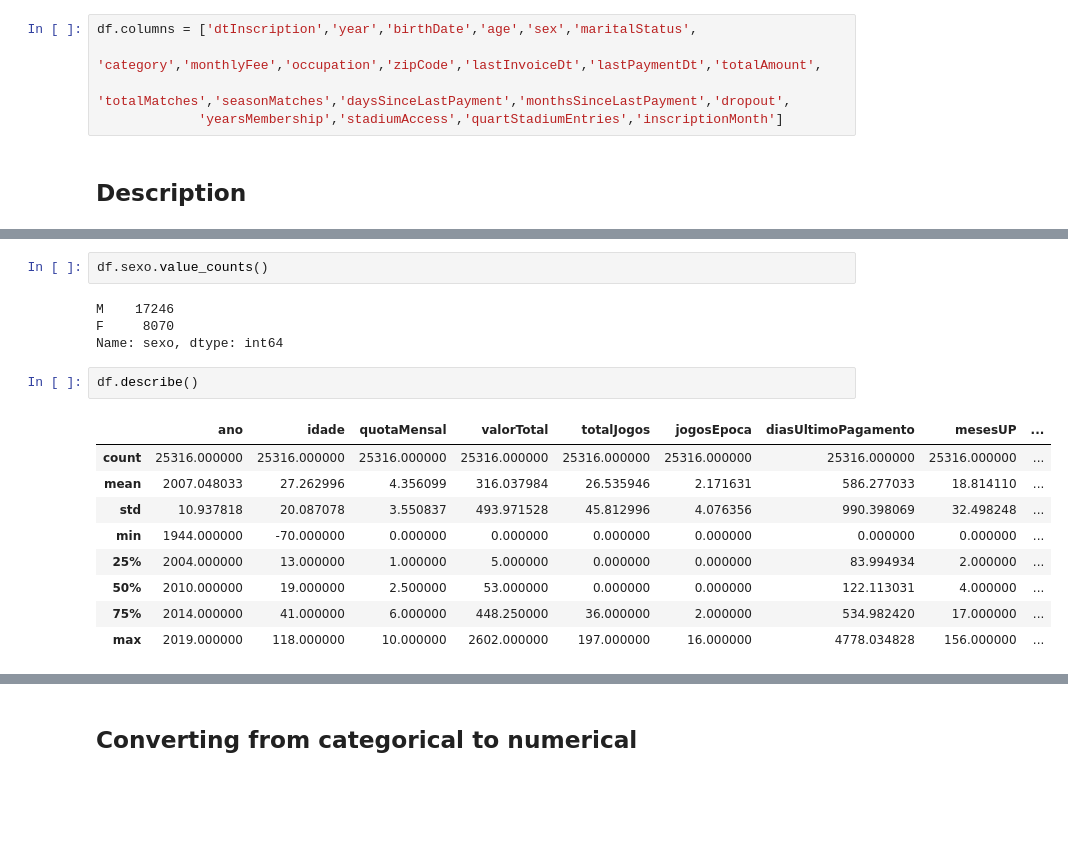
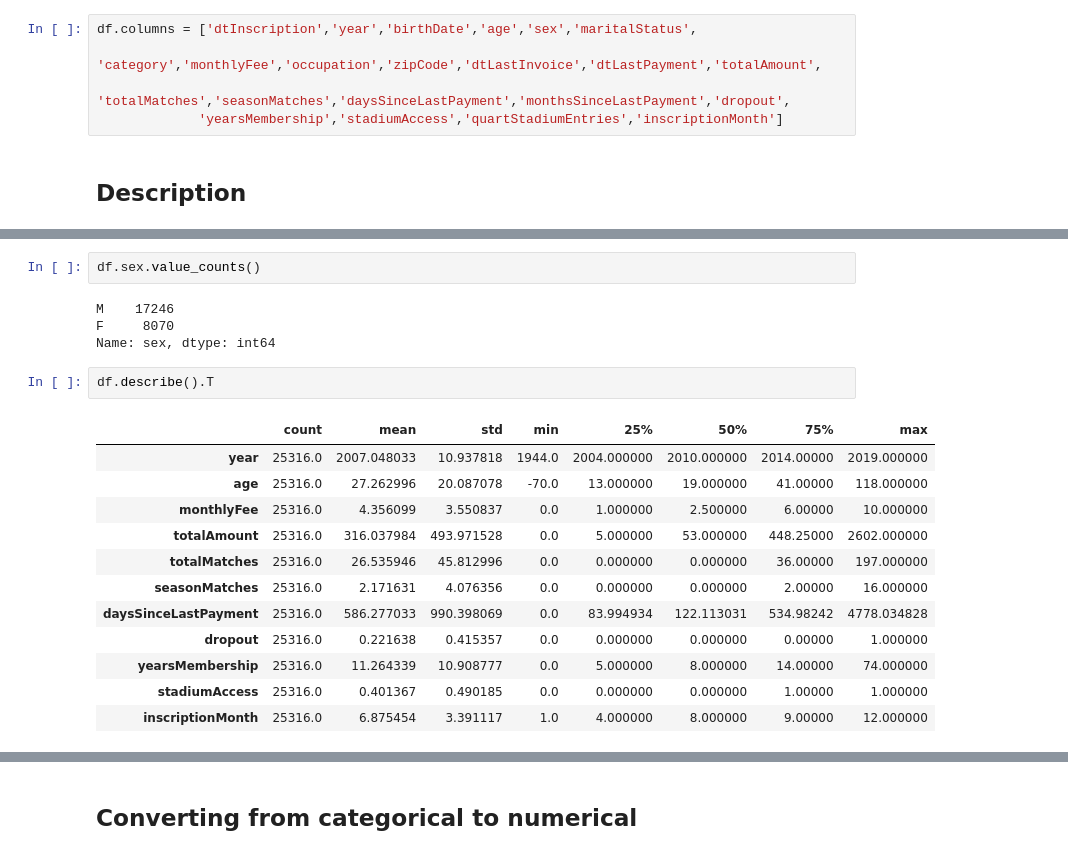
Before and after one commit to pesobreiro/customerDropoutMembership, a Jupyter notebook: analysis/01.survRandomForest.ipynb, the cells around one changed output, grey strips where cells are left out. Cells and saved outputs as stored; diff of their text form; blank space fills up the shorter version.

```diff
--- a/analysis/01.survRandomForest.ipynb
+++ b/analysis/01.survRandomForest.ipynb
@@ -81,7 +81,7 @@ Index(['dataAdesao', 'ano', 'dataNascimento', 'idade', 'sexo', 'estadoCivil',
       dtype='object')
 # %%
 df.columns = ['dtInscription','year','birthDate','age','sex','maritalStatus',
-             'category','monthlyFee','occupation','zipCode','lastInvoiceDt','lastPaymentDt','totalAmount',
+             'category','monthlyFee','occupation','zipCode','dtLastInvoice','dtLastPayment','totalAmount',
              'totalMatches','seasonMatches','daysSinceLastPayment','monthsSinceLastPayment','dropout',
              'yearsMembership','stadiumAccess','quartStadiumEntries','inscriptionMonth']
 # %% [markdown]
@@ -136,23 +120,26 @@ As variáveis categóricas foram transformadas em dummies:
 - estadoCivil
 - escaloesTotalJogos
 # %%
-df.sexo.value_counts()
+df.sex.value_counts()
 # %% [output]
 M    17246
 F     8070
-Name: sexo, dtype: int64
+Name: sex, dtype: int64
 # %%
-df.describe()
+df.describe().T
 # %% [output]
-|  | ano | idade | quotaMensal | valorTotal | totalJogos | jogosEpoca | diasUltimoPagamento | mesesUP | ... |
-| count | 25316.000000 | 25316.000000 | 25316.000000 | 25316.000000 | 25316.000000 | 25316.000000 | 25316.000000 | 25316.000000 | ... |
-| mean | 2007.048033 | 27.262996 | 4.356099 | 316.037984 | 26.535946 | 2.171631 | 586.277033 | 18.814110 | ... |
-| std | 10.937818 | 20.087078 | 3.550837 | 493.971528 | 45.812996 | 4.076356 | 990.398069 | 32.498248 | ... |
-| min | 1944.000000 | -70.000000 | 0.000000 | 0.000000 | 0.000000 | 0.000000 | 0.000000 | 0.000000 | ... |
-| 25% | 2004.000000 | 13.000000 | 1.000000 | 5.000000 | 0.000000 | 0.000000 | 83.994934 | 2.000000 | ... |
-| 50% | 2010.000000 | 19.000000 | 2.500000 | 53.000000 | 0.000000 | 0.000000 | 122.113031 | 4.000000 | ... |
-| 75% | 2014.000000 | 41.000000 | 6.000000 | 448.250000 | 36.000000 | 2.000000 | 534.982420 | 17.000000 | ... |
-| max | 2019.000000 | 118.000000 | 10.000000 | 2602.000000 | 197.000000 | 16.000000 | 4778.034828 | 156.000000 | ... |
+|  | count | mean | std | min | 25% | 50% | 75% | max |
+| year | 25316.0 | 2007.048033 | 10.937818 | 1944.0 | 2004.000000 | 2010.000000 | 2014.00000 | 2019.000000 |
+| age | 25316.0 | 27.262996 | 20.087078 | -70.0 | 13.000000 | 19.000000 | 41.00000 | 118.000000 |
+| monthlyFee | 25316.0 | 4.356099 | 3.550837 | 0.0 | 1.000000 | 2.500000 | 6.00000 | 10.000000 |
+| totalAmount | 25316.0 | 316.037984 | 493.971528 | 0.0 | 5.000000 | 53.000000 | 448.25000 | 2602.000000 |
+| totalMatches | 25316.0 | 26.535946 | 45.812996 | 0.0 | 0.000000 | 0.000000 | 36.00000 | 197.000000 |
+| seasonMatches | 25316.0 | 2.171631 | 4.076356 | 0.0 | 0.000000 | 0.000000 | 2.00000 | 16.000000 |
+| daysSinceLastPayment | 25316.0 | 586.277033 | 990.398069 | 0.0 | 83.994934 | 122.113031 | 534.98242 | 4778.034828 |
+| dropout | 25316.0 | 0.221638 | 0.415357 | 0.0 | 0.000000 | 0.000000 | 0.00000 | 1.000000 |
+| yearsMembership | 25316.0 | 11.264339 | 10.908777 | 0.0 | 5.000000 | 8.000000 | 14.00000 | 74.000000 |
+| stadiumAccess | 25316.0 | 0.401367 | 0.490185 | 0.0 | 0.000000 | 0.000000 | 1.00000 | 1.000000 |
+| inscriptionMonth | 25316.0 | 6.875454 | 3.391117 | 1.0 | 4.000000 | 8.000000 | 9.00000 | 12.000000 |
 # %%
 df.info()
 # %% [output]
```
Also changed, not shown: parts of 22 cells of this notebook, 2 other files.
